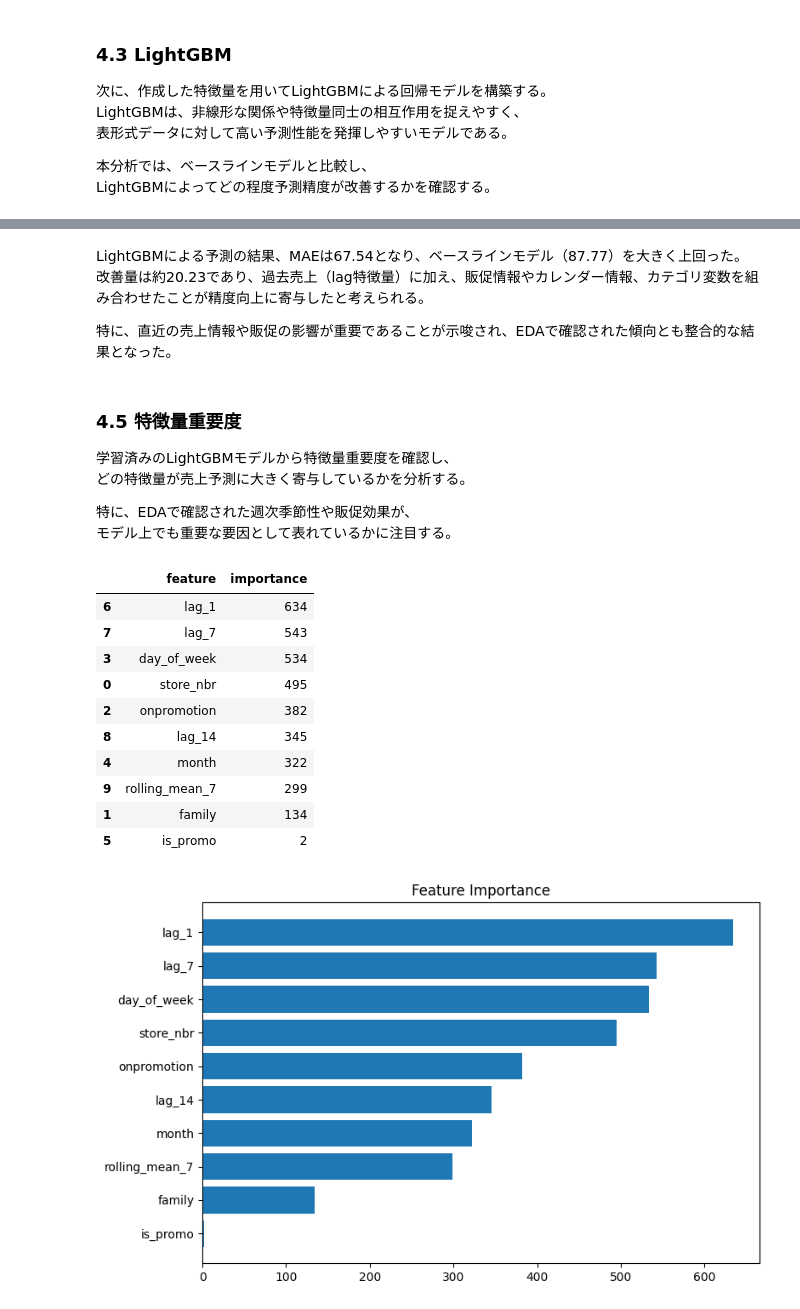
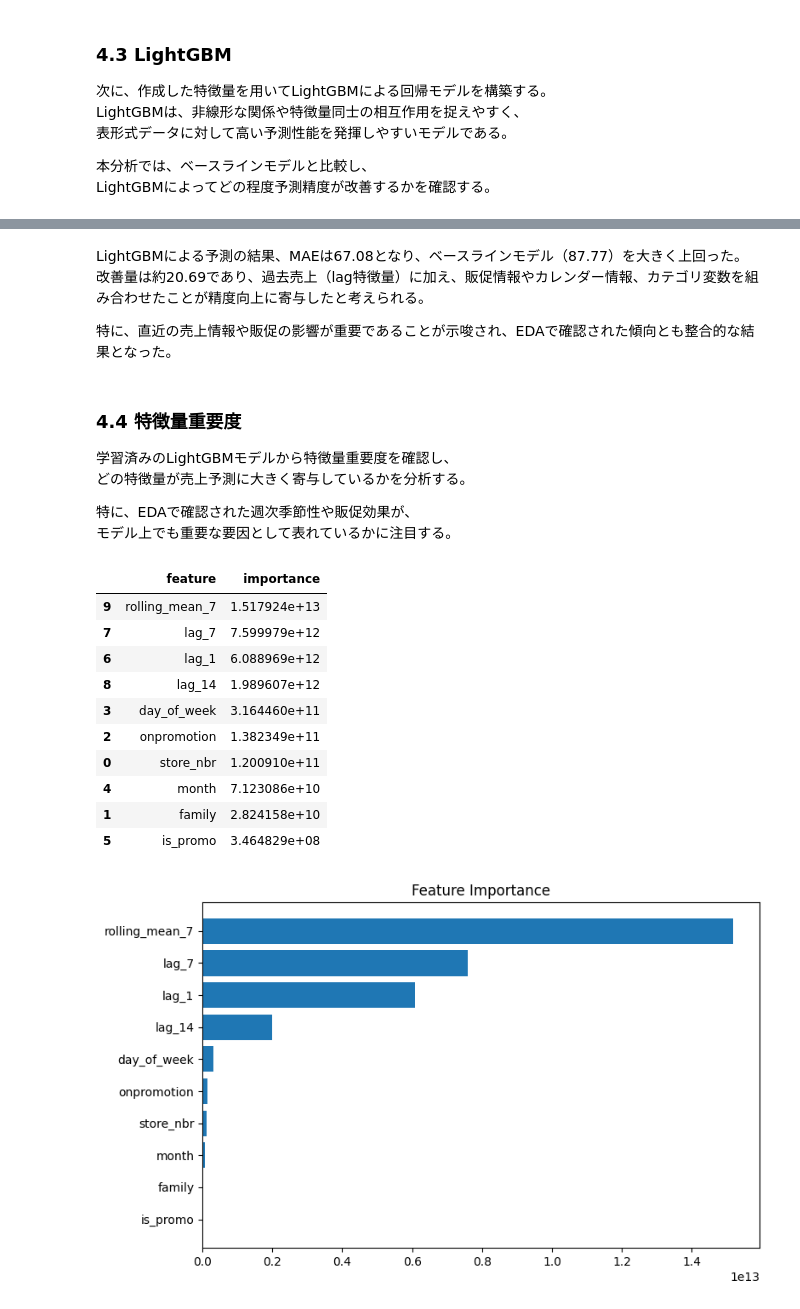
Before and after one commit to toshi039a/retail-demand-forecast, a Jupyter notebook: 需要予測PF_20260424.ipynb, the cells around one changed output, grey strips where cells are left out. Cells and saved outputs as stored; diff of their text form; code cells hidden in the pictures.

```diff
--- a/需要予測PF_20260424.ipynb
+++ b/需要予測PF_20260424.ipynb
@@ -362,7 +362,10 @@ ACF分析により、lag_1およびlag_7付近で強い自己相関が確認さ
 # %%
 # 直近7日間の平均売上を作成
 # 当日の売上を含めるとデータリークになるため、shift(1)してからrollingする
-df['rolling_mean_7'] = df.groupby(['store_nbr', 'family'])['sales'].shift(1).rolling(7).mean()
+df['rolling_mean_7'] = (
+    df.groupby(['store_nbr', 'family'])['sales']
+      .transform(lambda x: x.shift(1).rolling(7).mean())
+)
 df
 # %% [output]
 |  | date | store_nbr | family | sales | onpromotion | day_of_week | month | is_promo | lag_1 | lag_7 | ... |
@@ -554,8 +557,8 @@ y_test = test_df[target]
 
 # LightGBMモデルを定義
 lgb_model = lgb.LGBMRegressor(
-n_estimators= 1000,
-    learning_rate = 0.05,
+    n_estimators=1000,
+    learning_rate=0.05,
     num_leaves=31,
     random_state=42,
     n_jobs=-1
@@ -565,10 +568,11 @@ n_estimators= 1000,
 lgb_model.fit(
     X_train,
     y_train,
+    categorical_feature=['store_nbr', 'family'],
     eval_set=[(X_val, y_val)],
     eval_metric='l1',
     callbacks=[
-        lgb.early_stopping(stopping_rounds=10),
+        lgb.early_stopping(stopping_rounds=50),
         lgb.log_evaluation(100)
     ]
 )
@@ -599,10 +603,10 @@ LightGBM MAE: 67.5409
 # %% [markdown]
-LightGBMによる予測の結果、MAEは67.54となり、ベースラインモデル（87.77）を大きく上回った。
-改善量は約20.23であり、過去売上（lag特徴量）に加え、販促情報やカレンダー情報、カテゴリ変数を組み合わせたことが精度向上に寄与したと考えられる。
+LightGBMによる予測の結果、MAEは67.08となり、ベースラインモデル（87.77）を大きく上回った。
+改善量は約20.69であり、過去売上（lag特徴量）に加え、販促情報やカレンダー情報、カテゴリ変数を組み合わせたことが精度向上に寄与したと考えられる。
 
 特に、直近の売上情報や販促の影響が重要であることが示唆され、EDAで確認された傾向とも整合的な結果となった。
 # %% [markdown]
-### 4.5 特徴量重要度
+### 4.4 特徴量重要度
 
 学習済みのLightGBMモデルから特徴量重要度を確認し、
 どの特徴量が売上予測に大きく寄与しているかを分析する。
@@ -612,31 +616,31 @@ LightGBMによる予測の結果、MAEは67.54となり、ベースラインモ
 # %%
 import matplotlib.pyplot as plt
 
 # 特徴量重要度をデータフレーム化
 fi = pd.DataFrame({
     'feature': lgb_model.feature_names_in_,
-    'importance': lgb_model.feature_importances_
+    'importance': lgb_model.booster_.feature_importance(importance_type='gain')
 }).sort_values('importance', ascending=False)
 
 display(fi)
 
 # 可視化
 plt.figure(figsize=(8, 5))
 plt.barh(fi['feature'], fi['importance'])
 plt.gca().invert_yaxis()
 plt.title('Feature Importance')
 plt.tight_layout()
 plt.show()
 # %% [output]
 |  | feature | importance |
-| 6 | lag_1 | 634 |
-| 7 | lag_7 | 543 |
-| 3 | day_of_week | 534 |
-| 0 | store_nbr | 495 |
-| 2 | onpromotion | 382 |
-| 8 | lag_14 | 345 |
-| 4 | month | 322 |
-| 9 | rolling_mean_7 | 299 |
-| 1 | family | 134 |
-| 5 | is_promo | 2 |
+| 9 | rolling_mean_7 | 1.517924e+13 |
+| 7 | lag_7 | 7.599979e+12 |
+| 6 | lag_1 | 6.088969e+12 |
+| 8 | lag_14 | 1.989607e+12 |
+| 3 | day_of_week | 3.164460e+11 |
+| 2 | onpromotion | 1.382349e+11 |
+| 0 | store_nbr | 1.200910e+11 |
+| 4 | month | 7.123086e+10 |
+| 1 | family | 2.824158e+10 |
+| 5 | is_promo | 3.464829e+08 |
-[figure, old version]
+[figure, new version]
```
Also changed, not shown: parts of 23 cells of this notebook.
